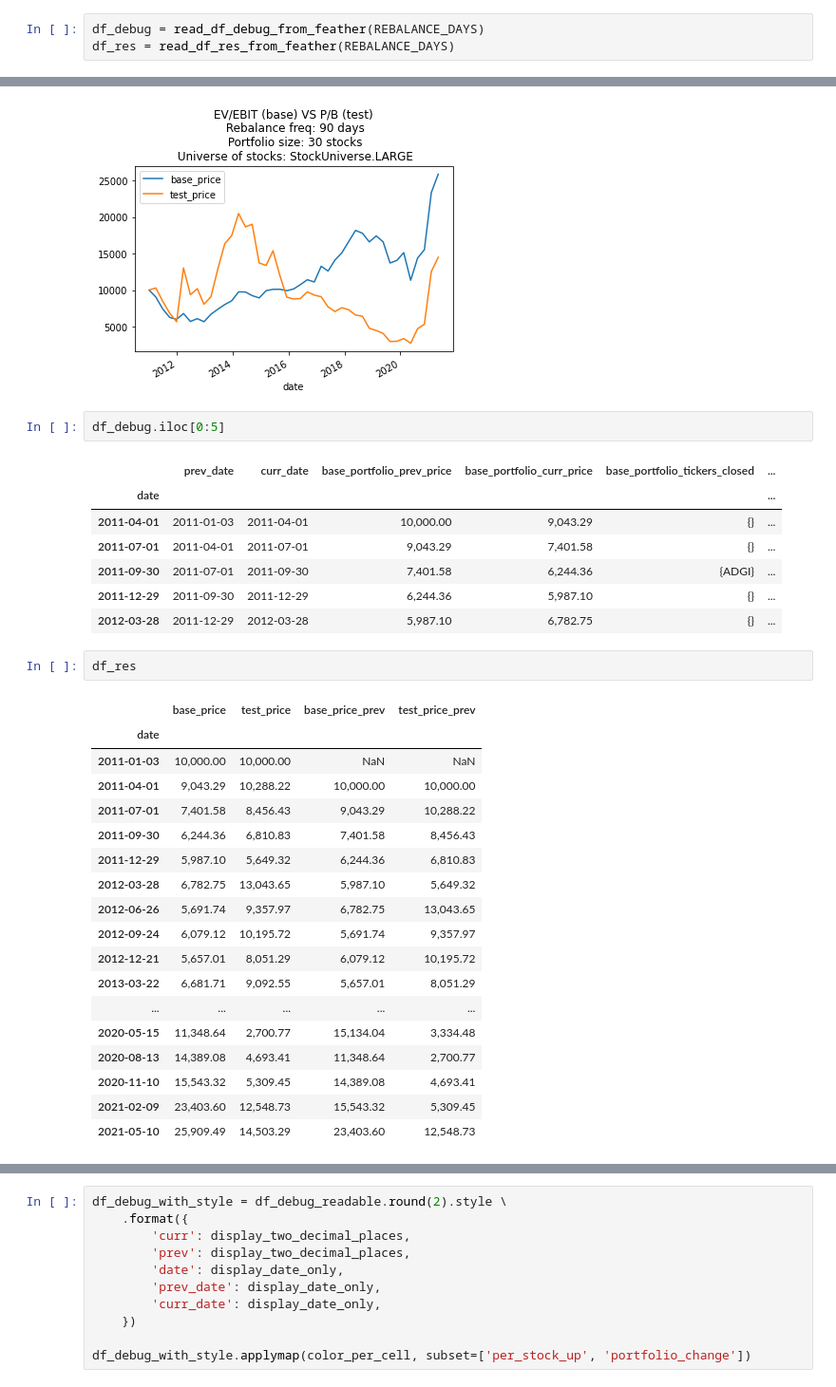
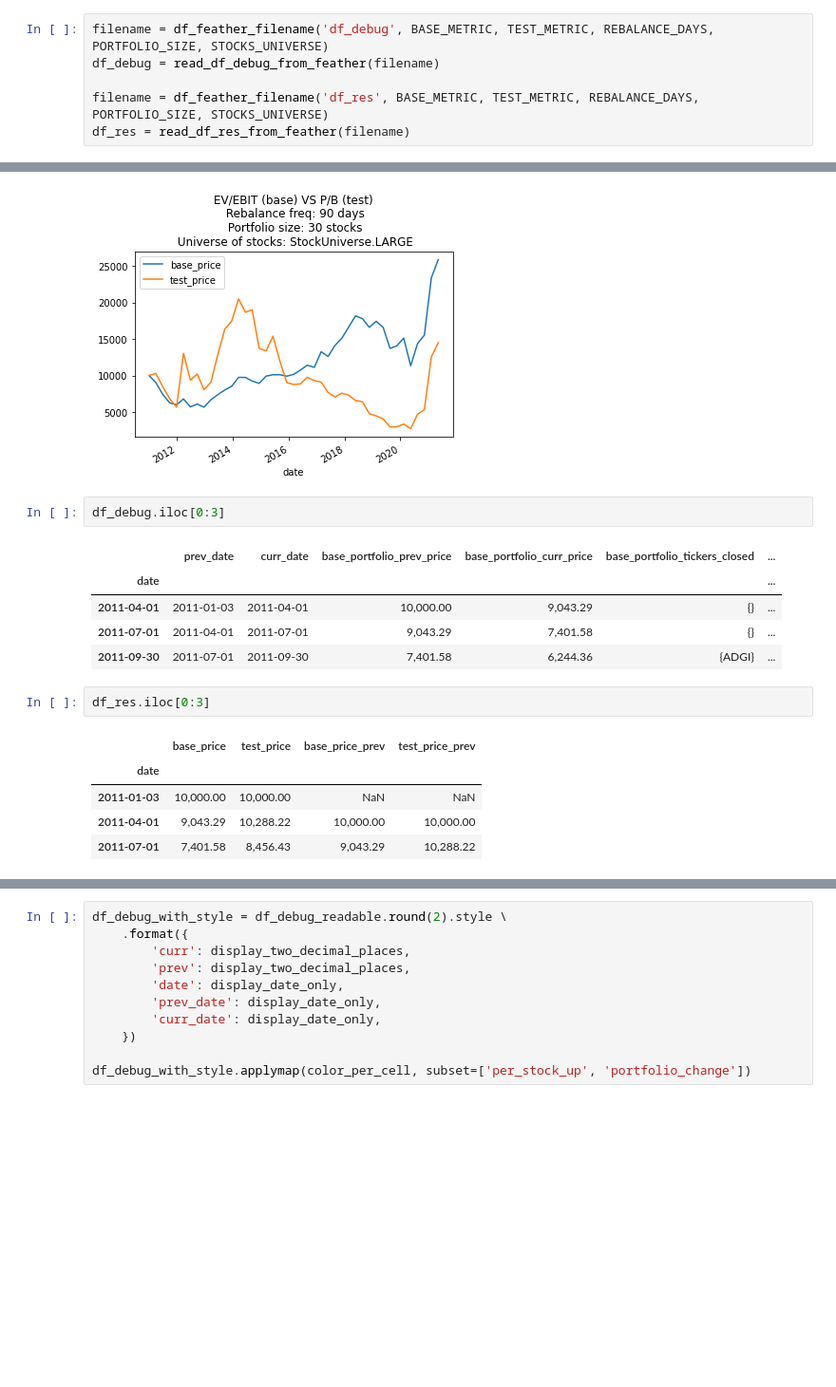
Before and after one commit to Olshansk/tip, a Jupyter notebook: BackTest_InvestigateData.ipynb, the cells around one changed output, grey strips where cells are left out. Shown: that part at 95% size. Cells and saved outputs as stored; diff of their text form; blank space fills up the shorter version.

```diff
--- a/BackTest_InvestigateData.ipynb
+++ b/BackTest_InvestigateData.ipynb
@@ -38,43 +41,31 @@ def plot_backtest(
         f' Portfolio size: {portfolio_size} stocks\n'
         f' Universe of stocks: {str(stocks_universe)}'))
 # %%
-df_debug = read_df_debug_from_feather(REBALANCE_DAYS)
-df_res = read_df_res_from_feather(REBALANCE_DAYS)
+filename = df_feather_filename('df_debug', BASE_METRIC, TEST_METRIC, REBALANCE_DAYS, PORTFOLIO_SIZE, STOCKS_UNIVERSE)
+df_debug = read_df_debug_from_feather(filename)
+
+filename = df_feather_filename('df_res', BASE_METRIC, TEST_METRIC, REBALANCE_DAYS, PORTFOLIO_SIZE, STOCKS_UNIVERSE)
+df_res = read_df_res_from_feather(filename)
 # %%
 plot_backtest(df_res, BASE_METRIC, TEST_METRIC, REBALANCE_DAYS, PORTFOLIO_SIZE, STOCKS_UNIVERSE)
 # %% [output]
 [figure]
 # %%
-df_debug.iloc[0:5]
+df_debug.iloc[0:3]
 # %% [output]
 |  | prev_date | curr_date | base_portfolio_prev_price | base_portfolio_curr_price | base_portfolio_tickers_closed | ... |
 | date |  |  |  |  |  | ... |
 | 2011-04-01 | 2011-01-03 | 2011-04-01 | 10,000.00 | 9,043.29 | {} | ... |
 | 2011-07-01 | 2011-04-01 | 2011-07-01 | 9,043.29 | 7,401.58 | {} | ... |
 | 2011-09-30 | 2011-07-01 | 2011-09-30 | 7,401.58 | 6,244.36 | {ADGI} | ... |
-| 2011-12-29 | 2011-09-30 | 2011-12-29 | 6,244.36 | 5,987.10 | {} | ... |
-| 2012-03-28 | 2011-12-29 | 2012-03-28 | 5,987.10 | 6,782.75 | {} | ... |
 # %%
-df_res
+df_res.iloc[0:3]
 # %% [output]
 |  | base_price | test_price | base_price_prev | test_price_prev |
 | date |  |  |  |  |
 | 2011-01-03 | 10,000.00 | 10,000.00 | NaN | NaN |
 | 2011-04-01 | 9,043.29 | 10,288.22 | 10,000.00 | 10,000.00 |
 | 2011-07-01 | 7,401.58 | 8,456.43 | 9,043.29 | 10,288.22 |
-| 2011-09-30 | 6,244.36 | 6,810.83 | 7,401.58 | 8,456.43 |
-| 2011-12-29 | 5,987.10 | 5,649.32 | 6,244.36 | 6,810.83 |
-| 2012-03-28 | 6,782.75 | 13,043.65 | 5,987.10 | 5,649.32 |
-| 2012-06-26 | 5,691.74 | 9,357.97 | 6,782.75 | 13,043.65 |
-| 2012-09-24 | 6,079.12 | 10,195.72 | 5,691.74 | 9,357.97 |
-| 2012-12-21 | 5,657.01 | 8,051.29 | 6,079.12 | 10,195.72 |
-| 2013-03-22 | 6,681.71 | 9,092.55 | 5,657.01 | 8,051.29 |
-| ... | ... | ... | ... | ... |
-| 2020-05-15 | 11,348.64 | 2,700.77 | 15,134.04 | 3,334.48 |
-| 2020-08-13 | 14,389.08 | 4,693.41 | 11,348.64 | 2,700.77 |
-| 2020-11-10 | 15,543.32 | 5,309.45 | 14,389.08 | 4,693.41 |
-| 2021-02-09 | 23,403.60 | 12,548.73 | 15,543.32 | 5,309.45 |
-| 2021-05-10 | 25,909.49 | 14,503.29 | 23,403.60 | 12,548.73 |
 # %%
 # https://pandas.pydata.org/pandas-docs/stable/user_guide/style.html
 def color_per_cell(v):
```
Also changed, not shown: parts of 4 cells of this notebook, 5 other files.
